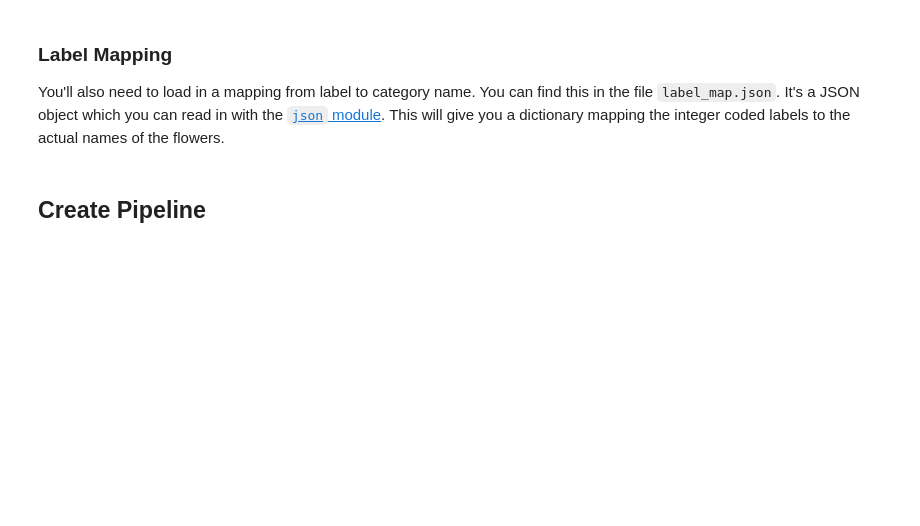
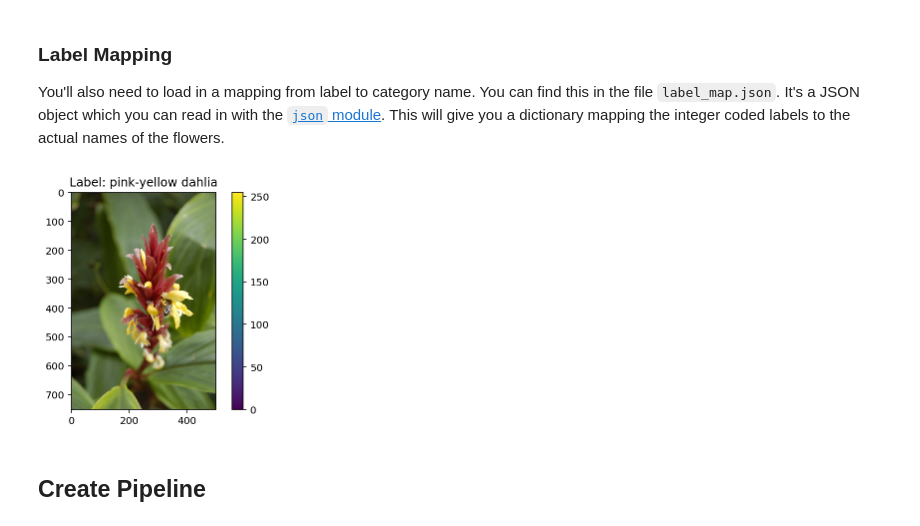
Before and after one commit to rusdes/Deep-Learning-Project, a Jupyter notebook: p2_image_classifier/Project_Image_Classifier_Project.ipynb, the cells around one changed output. Cells and saved outputs as stored; diff of their text form; code cells hidden in the pictures; blank space fills up the shorter version.

```diff
--- a/p2_image_classifier/Project_Image_Classifier_Project.ipynb
+++ b/p2_image_classifier/Project_Image_Classifier_Project.ipynb
@@ -51,5 +98,15 @@ with open('label_map.json', 'r') as f:
 # %%
 # TODO: Plot 1 image from the training set. Set the title
 # of the plot to the corresponding class name.
+for image, label in training_set.take(1):
+    image = image.numpy()
+    label = str(label.numpy().item())
+
+plt.title('Label: {}'.format(class_names[label]), loc = 'center')
+plt.imshow(image)
+plt.colorbar()
+plt.show()
+# %% [output]
+[figure, added]
 # %% [markdown]
 ## Create Pipeline
```
Also changed, not shown: parts of 9 cells of this notebook.
